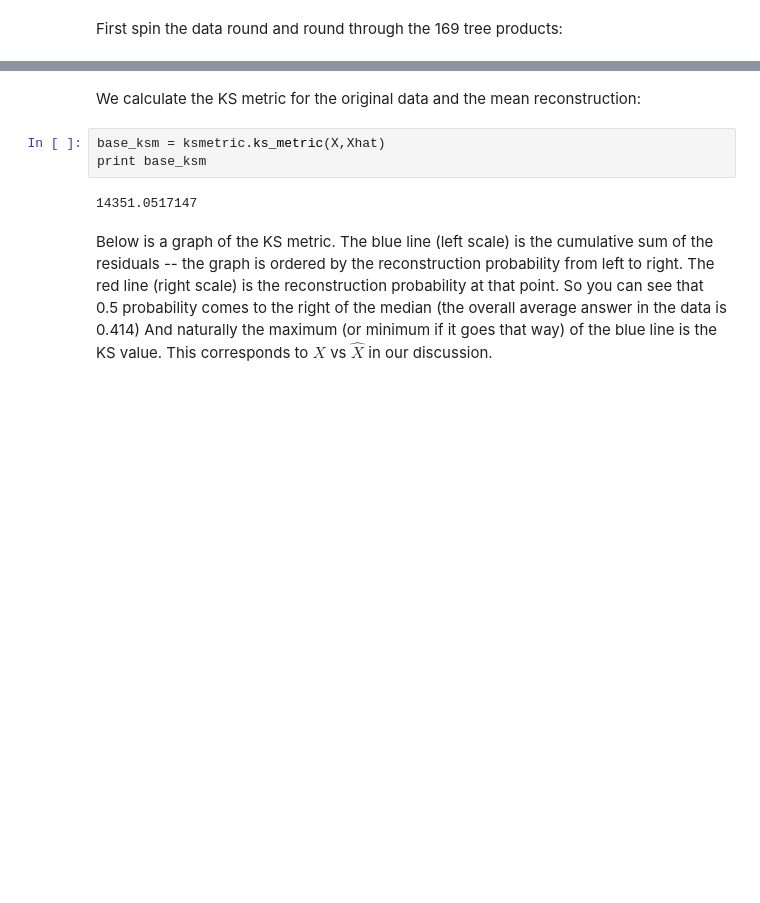
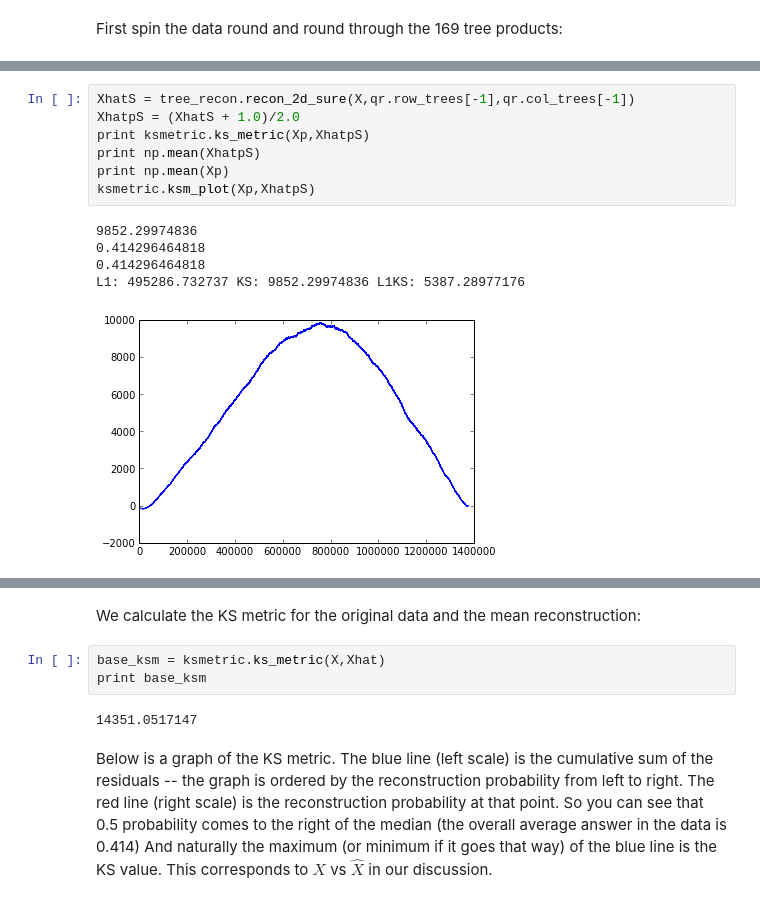
Before and after one commit to hgfalling/pyquest_work, a Jupyter notebook: MMPI_pvalues3.ipynb, the cells around one changed output, grey strips where cells are left out. Saved outputs shown, nothing was run; the diff lists cells and outputs as text; blank space fills up the shorter version.

```diff
--- a/MMPI_pvalues3.ipynb
+++ b/MMPI_pvalues3.ipynb
@@ -18,0 +41,13 @@ First spin the data round and round through the 169 tree products:
+# %%
+XhatS = tree_recon.recon_2d_sure(X,qr.row_trees[-1],qr.col_trees[-1])
+XhatpS = (XhatS + 1.0)/2.0
+print ksmetric.ks_metric(Xp,XhatpS)
+print np.mean(XhatpS)
+print np.mean(Xp)
+ksmetric.ksm_plot(Xp,XhatpS)
+# %% [output]
+9852.29974836
+0.414296464818
+0.414296464818
+L1: 495286.732737 KS: 9852.29974836 L1KS: 5387.28977176
+[figure, added]
```
Also changed, not shown: parts of 6 cells of this notebook, 3 other files.
